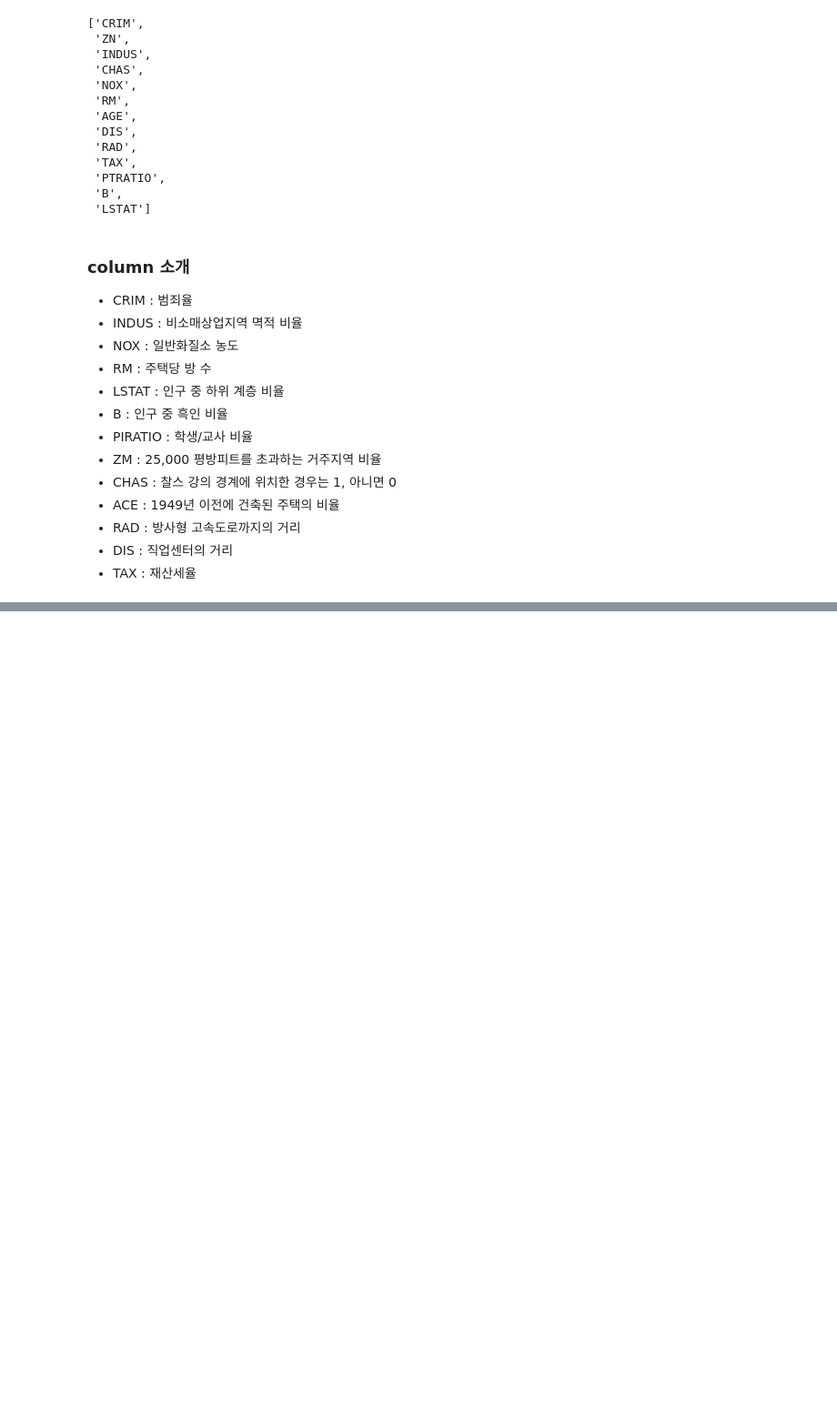
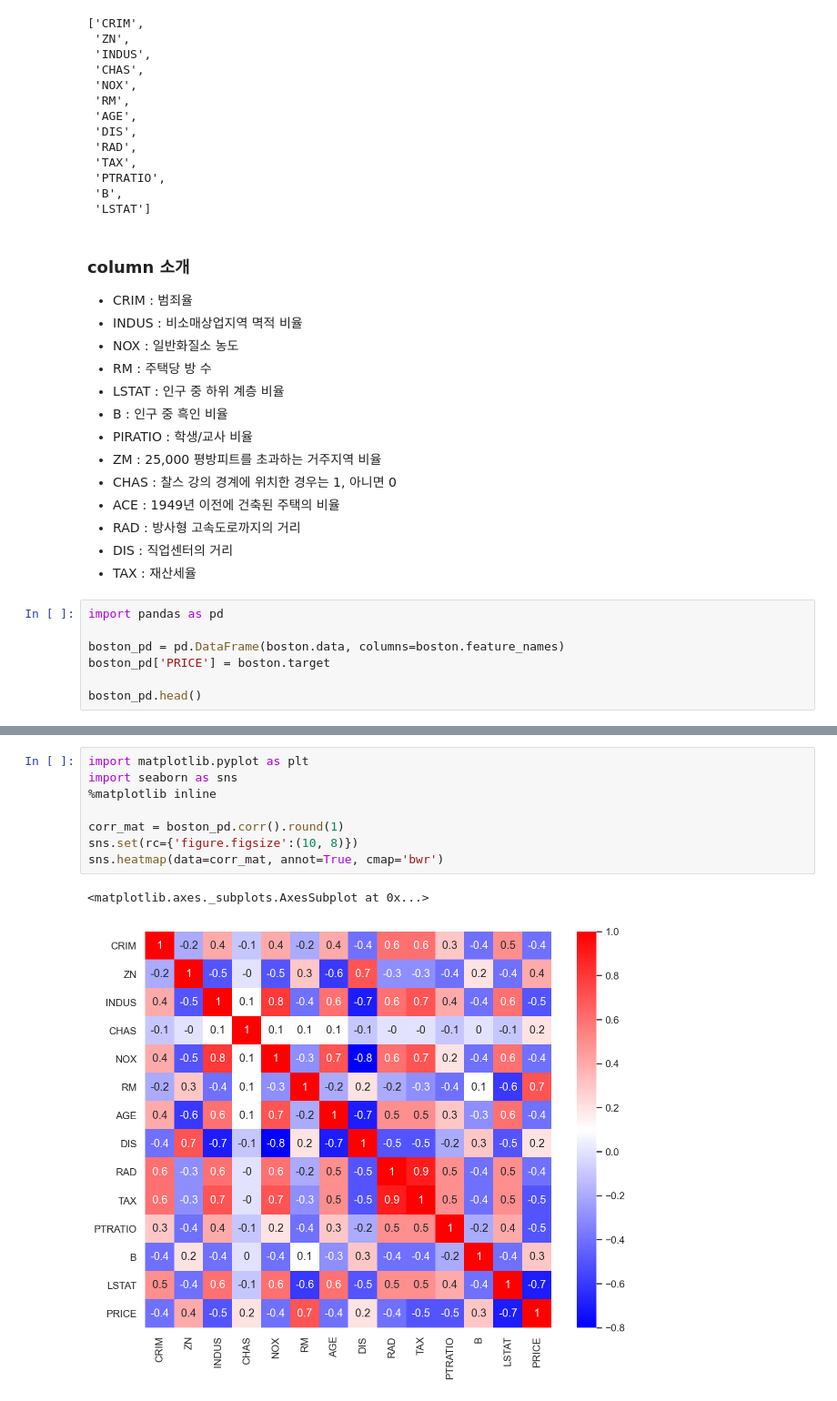
Before and after one commit to shinevol53/MachineLearning, a Jupyter notebook: ML07_CostFunction_BostonData.ipynb, the cells around one changed output, grey strips where cells are left out. Shown at 91% size. Saved outputs shown, nothing was run; the diff lists cells and outputs as text; blank space fills up the shorter version.

Commit message:
<note> Boston_data_corr

```diff
--- a/ML07_CostFunction_BostonData.ipynb
+++ b/ML07_CostFunction_BostonData.ipynb
@@ -54,3 +54,10 @@ Boston house prices dataset
 - RAD : 방사형 고속도로까지의 거리
 - DIS : 직업센터의 거리
 - TAX : 재산세율
+# %%
+import pandas as pd
+
+boston_pd = pd.DataFrame(boston.data, columns=boston.feature_names)
+boston_pd['PRICE'] = boston.target
+
+boston_pd.head()
@@ -56,0 +79,11 @@ Boston house prices dataset
+# %%
+import matplotlib.pyplot as plt
+import seaborn as sns
+%matplotlib inline
+
+corr_mat = boston_pd.corr().round(1)
+sns.set(rc={'figure.figsize':(10, 8)})
+sns.heatmap(data=corr_mat, annot=True, cmap='bwr')
+# %% [output]
+<matplotlib.axes._subplots.AxesSubplot at 0x...>
+[figure, added]
```
Also changed, not shown: parts of 2 cells of this notebook.
